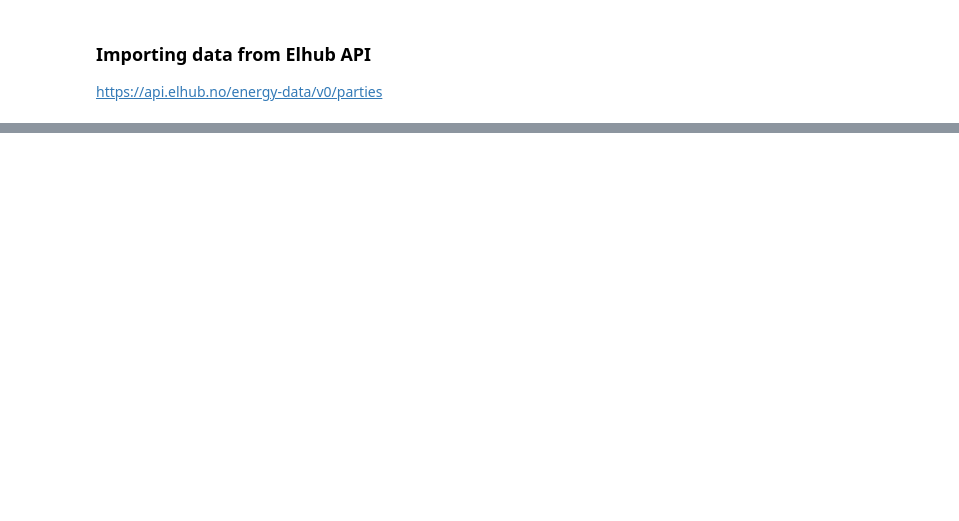
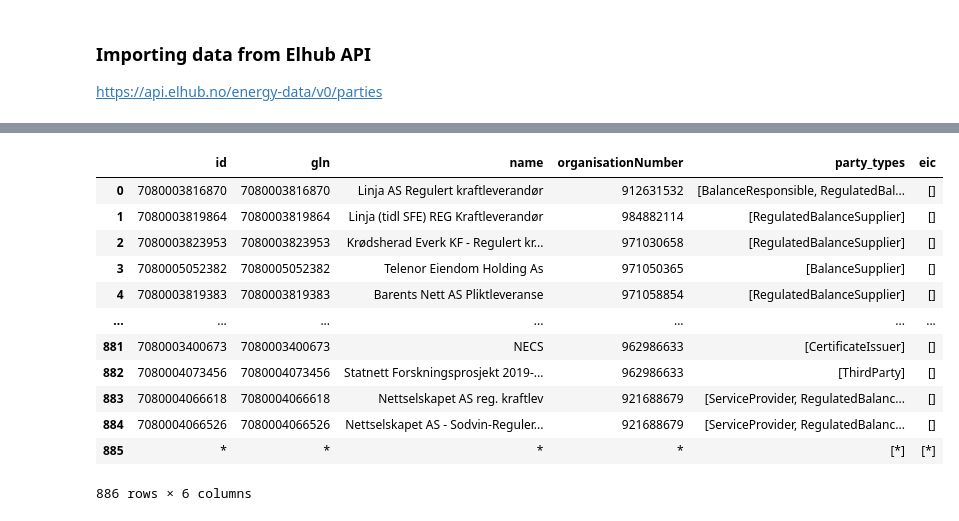
Before and after one commit to BERN1000/elhub_gridloss, a Jupyter notebook: gridloss_data_merging.ipynb, the cells around one changed output, grey strips where cells are left out. Saved outputs shown, nothing was run; the diff lists cells and outputs as text; code cells hidden in the pictures; blank space fills up the shorter version.

```diff
--- a/gridloss_data_merging.ipynb
+++ b/gridloss_data_merging.ipynb
@@ -129,0 +92,61 @@ df
+# %%
+import requests
+import pandas as pd
+
+# 1) Fetch the JSON
+url = "https://api.elhub.no/energy-data/v0/parties"
+resp = requests.get(url, headers={"Accept": "application/vnd.api+json"})
+resp.raise_for_status()
+j = resp.json()
+
+# 2) Grab the list under "data"
+items = j["data"]
+
+# 3) Normalize into a DataFrame
+#    This yields columns including:
+#      id, type,
+#      attributes_gln, attributes_name, attributes_organisationNumber, attributes_partyTypes,
+#      relationships_grid-area_data  (a list of dicts)
+df = pd.json_normalize(items, sep="_")
+
+# 4) Clean up column names
+df.columns = (
+    df.columns
+      .str.replace("attributes_", "")
+      .str.replace("partyTypes", "party_types")
+)
+
+# 5) Extract _all_ EIC codes into a list
+df["eic"] = df["relationships_grid-area_data"].apply(
+    lambda lst: [d["id"] for d in lst] if isinstance(lst, list) else []
+)
+
+# 6) Drop the raw relationships column
+df = df.drop(columns=["relationships_grid-area_data"])
+
+# 7) (Optional) Select/reorder the columns you care about
+df = df[[
+    "id",               # party ID (same as GLN)
+    "gln",
+    "name",
+    "organisationNumber",
+    "party_types",
+    "eic"               # list of grid-area IDs now
+]]
+
+# 8) Inspect
+df
+# %% [output]
+|  | id | gln | name | organisationNumber | party_types | eic |
+| 0 | 7080003816870 | 7080003816870 | Linja AS Regulert kraftleverandør | 912631532 | [BalanceResponsible, RegulatedBal... | [] |
+| 1 | 7080003819864 | 7080003819864 | Linja (tidl SFE) REG Kraftleverandør | 984882114 | [RegulatedBalanceSupplier] | [] |
+| 2 | 7080003823953 | 7080003823953 | Krødsherad Everk KF - Regulert kr... | 971030658 | [RegulatedBalanceSupplier] | [] |
+| 3 | 7080005052382 | 7080005052382 | Telenor Eiendom Holding As | 971050365 | [BalanceSupplier] | [] |
+| 4 | 7080003819383 | 7080003819383 | Barents Nett AS Pliktleveranse | 971058854 | [RegulatedBalanceSupplier] | [] |
+| ... | ... | ... | ... | ... | ... | ... |
+| 881 | 7080003400673 | 7080003400673 | NECS | 962986633 | [CertificateIssuer] | [] |
+| 882 | 7080004073456 | 7080004073456 | Statnett Forskningsprosjekt 2019-... | 962986633 | [ThirdParty] | [] |
+| 883 | 7080004066618 | 7080004066618 | Nettselskapet AS reg. kraftlev | 921688679 | [ServiceProvider, RegulatedBalanc... | [] |
+| 884 | 7080004066526 | 7080004066526 | Nettselskapet AS - Sodvin-Reguler... | 921688679 | [ServiceProvider, RegulatedBalanc... | [] |
+| 885 | * | * | * | * | [*] | [*] |
+886 rows × 6 columns
```
Also changed, not shown: parts of 7 cells of this notebook, 3 other files.
